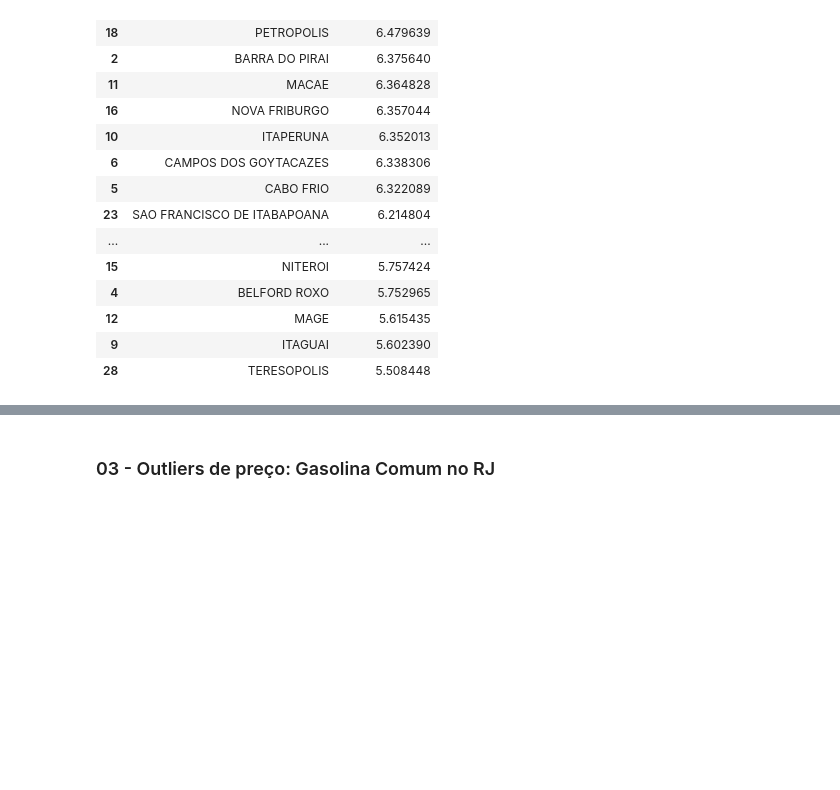
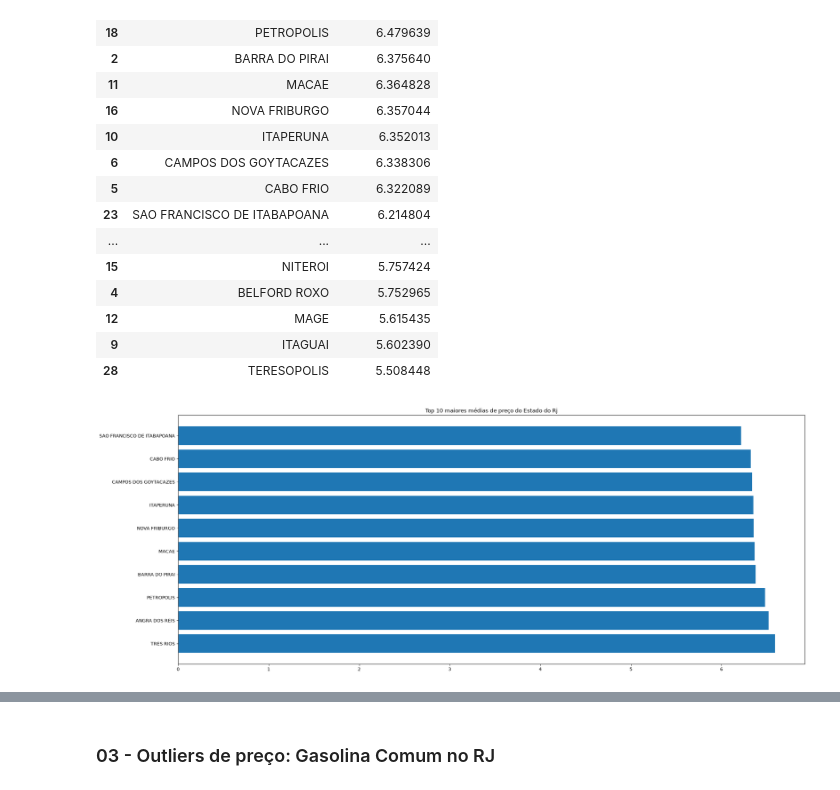
Before and after one commit to Vitorjsouza/UCII, a Jupyter notebook: projeto_combust.ipynb, the cells around one changed output, grey strips where cells are left out. Saved outputs shown, nothing was run; the diff lists cells and outputs as text; code cells hidden in the pictures; blank space fills up the shorter version.

```diff
--- a/projeto_combust.ipynb
+++ b/projeto_combust.ipynb
@@ -60,3 +87,10 @@ df_munic_gas_rj
 | 12 | MAGE | 5.615435 |
 | 9 | ITAGUAI | 5.602390 |
 | 28 | TERESOPOLIS | 5.508448 |
+# %%
+plt.figure(figsize=(25,10))
+plt.barh(df_munic_gas_rj['Municipio'].head(10), df_munic_gas_rj['Valor de Venda'].head(10)) # .head visualiza de cima pra baixo
+plt.title('Top 10 maiores médias de preço do Estado do Rj')
+plt.show()
+# %% [output]
+[figure, added]
```
Also changed, not shown: parts of 23 cells of this notebook, 2 other files.
